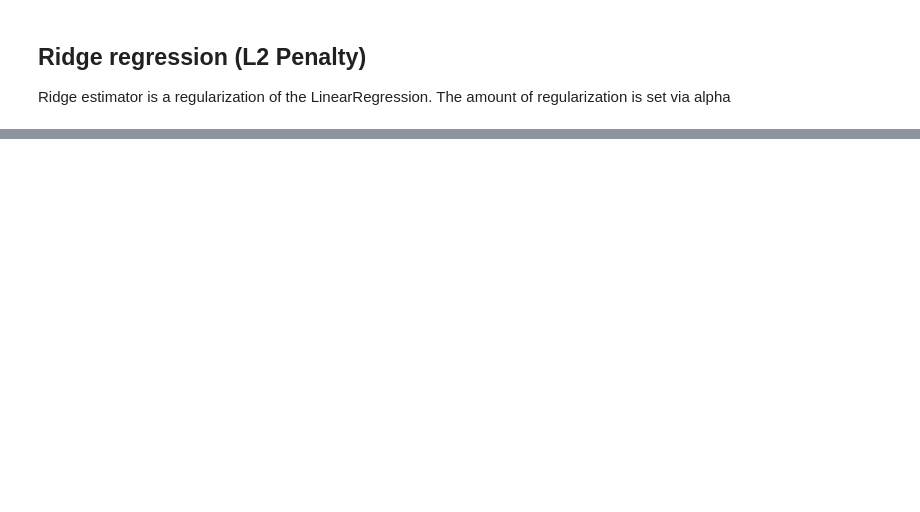
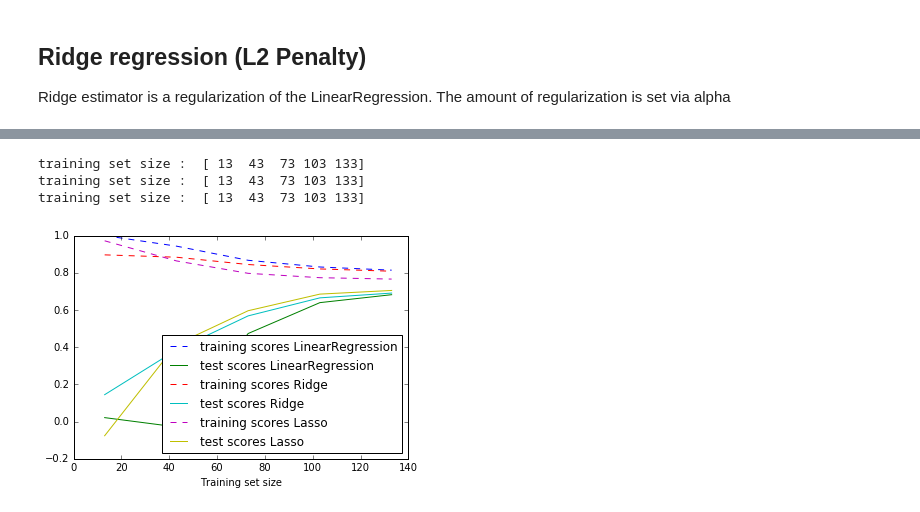
Before and after one commit to MrGreenRubato/notebooks, a Jupyter notebook: SciPy 2016 - Tutorial Part 13 - ML - Linear Models.ipynb, the cells around one changed output, grey strips where cells are left out. Drawn from its saved outputs; the diff is of its cells as text; code cells hidden in the pictures; blank space fills up the shorter version.

```diff
--- a/SciPy 2016 - Tutorial Part 13 - ML - Linear Models.ipynb
+++ b/SciPy 2016 - Tutorial Part 13 - ML - Linear Models.ipynb
@@ -140,0 +180,10 @@ training set size :  [ 13  43  73 103 133]
+# %%
+plt.figure()
+plot_learning_curve(LinearRegression(), X, y)
+plot_learning_curve(Ridge(alpha=10), X, y)
+plot_learning_curve(Lasso(alpha=10), X, y)
+# %% [output]
+training set size :  [ 13  43  73 103 133]
+training set size :  [ 13  43  73 103 133]
+training set size :  [ 13  43  73 103 133]
+[figure, added]
```
Also changed, not shown: parts of 11 cells of this notebook.
